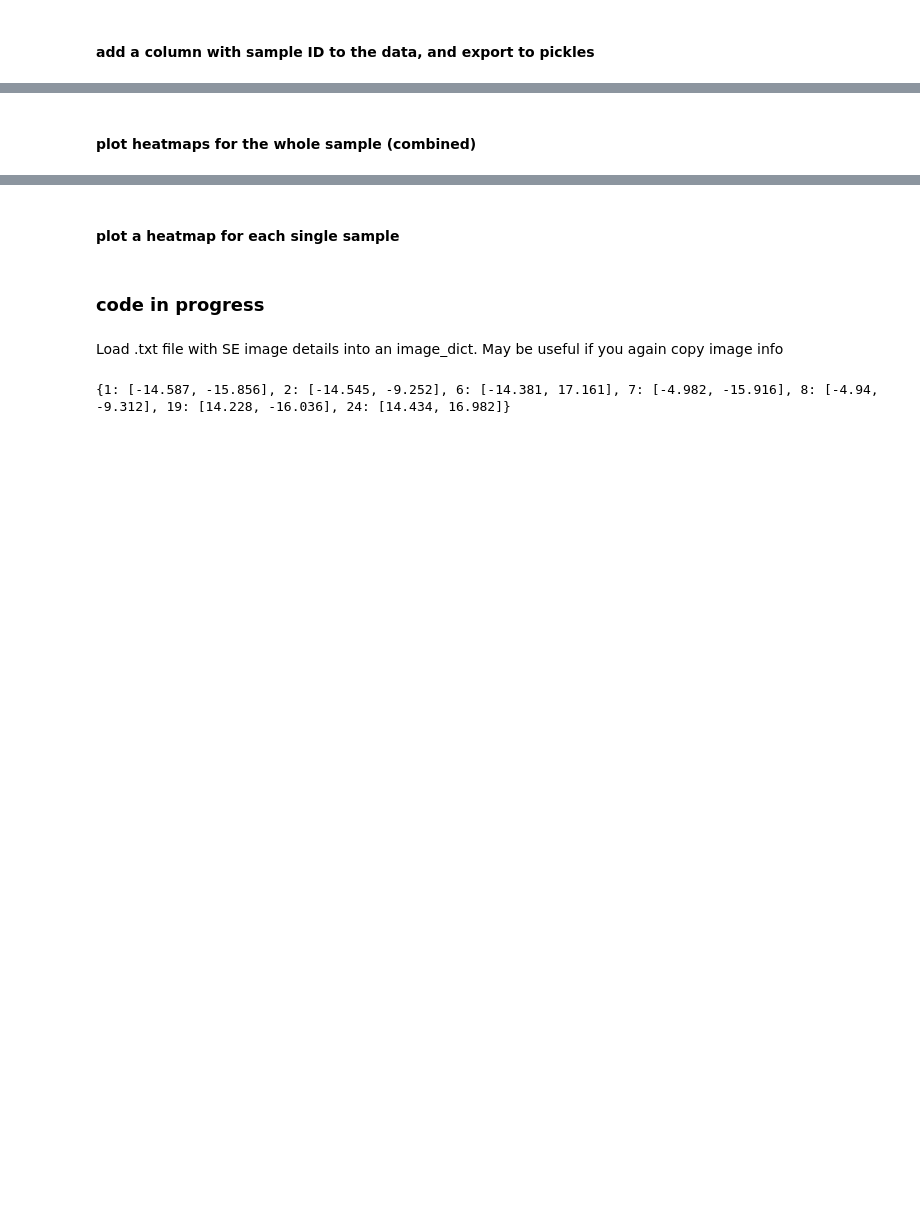
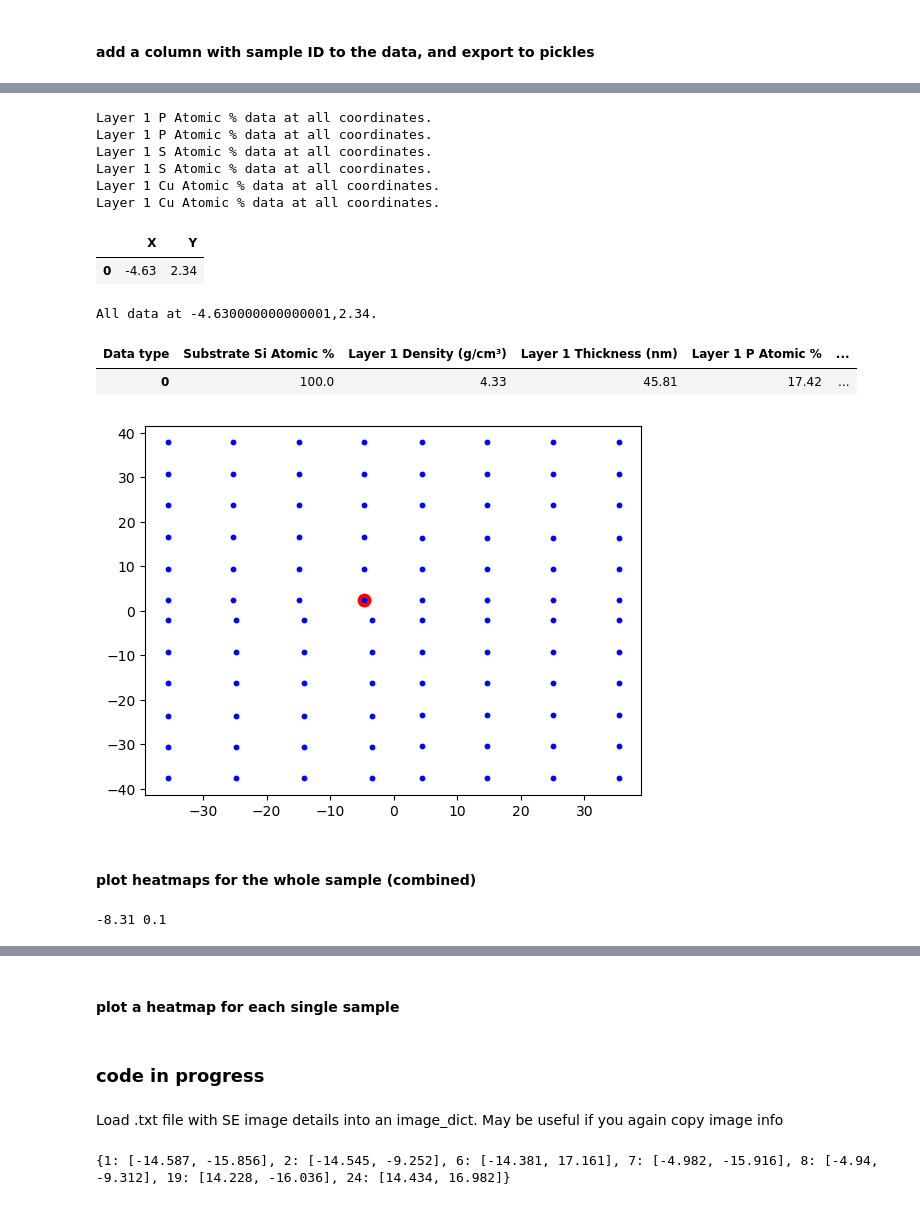
Before and after one commit to DTU-Nanolab-materials-discovery/intern-data-handling-and-fitting, a Jupyter notebook: EDX.ipynb, the cells around one changed output, grey strips where cells are left out. Drawn from its saved outputs; the diff is of its cells as text; code cells hidden in the pictures; blank space fills up the shorter version.

```diff
--- a/EDX.ipynb
+++ b/EDX.ipynb
@@ -114,14 +166,70 @@ with open(os.path.join(pickle_path, sample+"_EDS.pkl"), 'wb') as f:
+# %%
+# for point in points:
+#     test=get_data(sample_df, x= point[0], y= point[1])
+#     display(test)
+sample_df= data.copy()
+
+idx_P_max= np.where(get_data(sample_df, type= 'Layer 1 P Atomic %').values[0] >17)[0]
+idx_P_min= np.where(get_data(sample_df, type='Layer 1 P Atomic %').values[0] <19)[0]
+idx_P= np.intersect1d(idx_P_max, idx_P_min)
+
+idx_S_min= np.where(get_data(sample_df, type= 'Layer 1 S Atomic %').values[0] <10)[0]
+idx_S_max= np.where(get_data(sample_df, type= 'Layer 1 S Atomic %').values[0] >8)[0]
+idx_S= np.intersect1d(idx_S_max, idx_S_min)
+
+idx_Cu_min= np.where(get_data(sample_df, type= 'Layer 1 Cu Atomic %').values[0] >70)[0]
+idx_Cu_max= np.where(get_data(sample_df, type= 'Layer 1 Cu Atomic %').values[0] <75)[0]
+idx_Cu= np.intersect1d(idx_Cu_max, idx_Cu_min)
+
+idx= np.intersect1d(idx_P, idx_S)
+idx= np.intersect1d(idx, idx_Cu)
+x,y= extract_coordinates(sample_df)
+good_comp= {'X': [], 'Y': []}
+for i in range(0,len(idx)):
+    good_comp['X'].append(x[idx[i]])
+    good_comp['Y'].append(y[idx[i]])
+    # display(get_data(sample_df, type= 'Layer 1 P Atomic %', x= x[idx[i]], y= y[idx[i]]))
+good_comp= pd.DataFrame(good_comp)
+display(good_comp)
+gx,gy = extract_coordinates(sample_df)
+plt.scatter(good_comp['X'], good_comp['Y'], c='r', s=80)
+plt.scatter(gx,gy, c='b', s=10)
+
+for i in range(0,len(good_comp)):
+    display(get_data(sample_df, x= good_comp['X'][i], y= good_comp['Y'][i]))
+# display(get_data(sample_df, x= good_comp['X'], y= good_comp['Y']))
+# %% [output]
+Layer 1 P Atomic % data at all coordinates.
+Layer 1 P Atomic % data at all coordinates.
+Layer 1 S Atomic % data at all coordinates.
+Layer 1 S Atomic % data at all coordinates.
+Layer 1 Cu Atomic % data at all coordinates.
+Layer 1 Cu Atomic % data at all coordinates.
+|  | X | Y |
+| 0 | -4.63 | 2.34 |
+All data at -4.630000000000001,2.34.
+| Data type | Substrate Si Atomic % | Layer 1 Density (g/cm³) | Layer 1 Thickness (nm) | Layer 1 P Atomic % | ... |
+| 0 | 100.0 | 4.33 | 45.81 | 17.42 | ... |
+[figure, added]
 # %% [markdown]
 #### plot heatmaps for the whole sample (combined)
 # %%
 #plot for the whole sample
 datatypes=["Layer 1 Thickness (nm)", "Layer 1 Cu Atomic %", "Layer 1 P Atomic %", "Layer 1 S Atomic %"]
+
+#coordinates to exclude:
+grid = MI_to_grid(sample_df)
+xx, yy= closest_coord(grid, -4.63, -2.53)
+print(xx,yy)
+
 for datatype in datatypes:
     savepath = os.path.join(folder, f"{sample} {datatype}.png")
     new_heatmap(datatype, data=data0, title = f"{sample} {datatype}",
-        #     exclude=['-36.9,35.37','35.37,-23.53'],
+            # exclude=[f'{xx},{yy}'],
     savepath=savepath,
      )
+# %% [output]
+-8.31 0.1
 # %%
 # calculate ratios
 # data0= math_on_columns(data0, "Layer 1 Ba Atomic %", "Layer 1 P Atomic %", "/")
```
Also changed, not shown: parts of 12 cells of this notebook.
